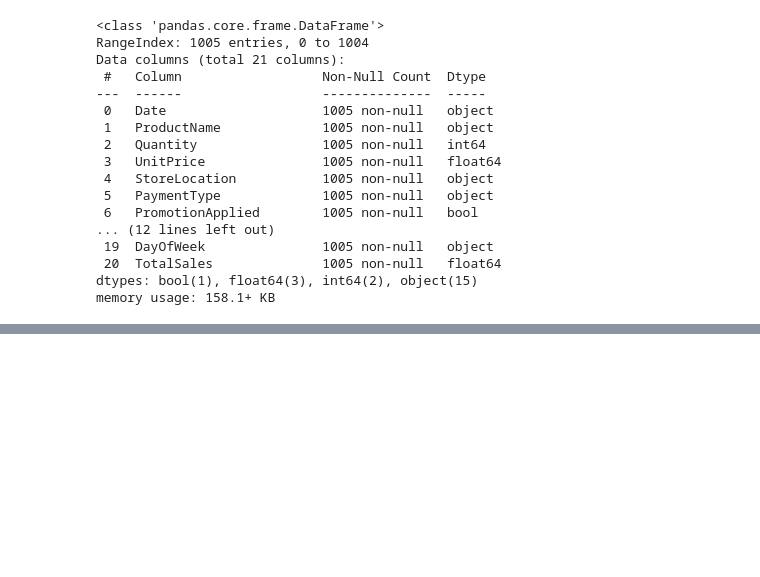
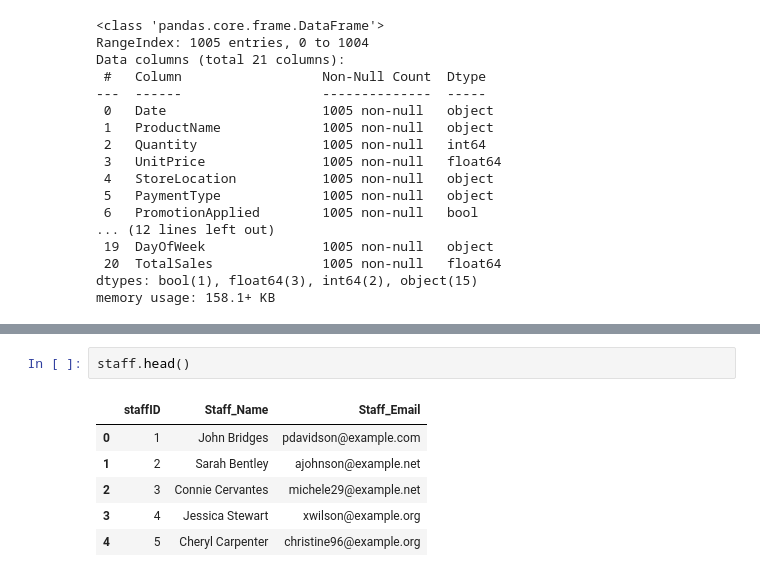
Before and after one commit to olami80/zipcofoods_airflow_orchestration, a Jupyter notebook: etl_pipeline.ipynb, the cells around one changed output, grey strips where cells are left out. Drawn from its saved outputs; the diff is of its cells as text; blank space fills up the shorter version.

```diff
--- a/etl_pipeline.ipynb
+++ b/etl_pipeline.ipynb
@@ -103,0 +226,9 @@ memory usage: 158.1+ KB
+# %%
+staff.head()
+# %% [output]
+|  | staffID | Staff_Name | Staff_Email |
+| 0 | 1 | John Bridges | pdavidson@example.com |
+| 1 | 2 | Sarah Bentley | ajohnson@example.net |
+| 2 | 3 | Connie Cervantes | michele29@example.net |
+| 3 | 4 | Jessica Stewart | xwilson@example.org |
+| 4 | 5 | Cheryl Carpenter | christine96@example.org |
```
Also changed, not shown: parts of 20 cells of this notebook, 7 other files.
